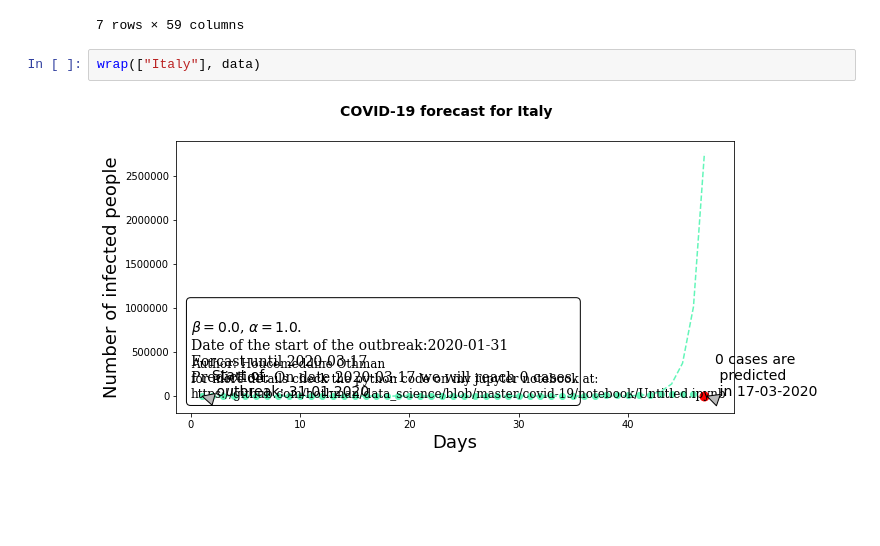
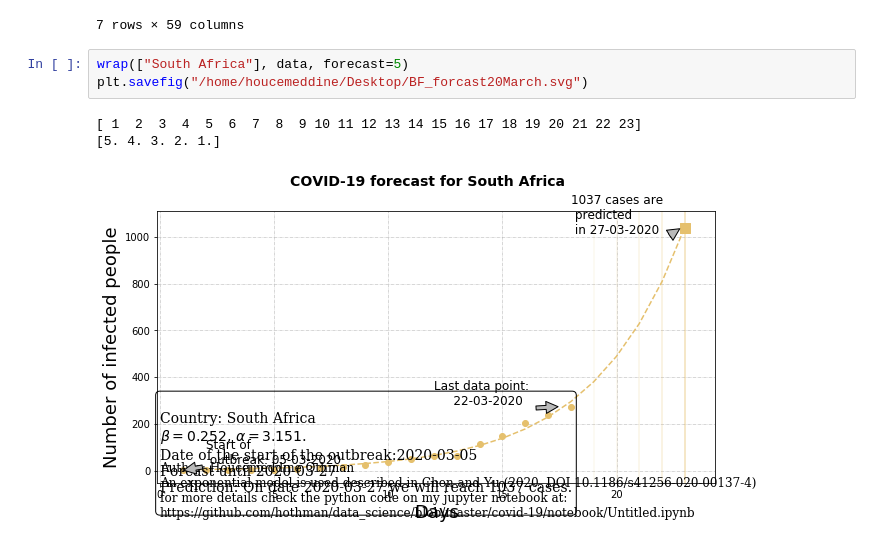
Before and after one commit to hothman/data_science, a Jupyter notebook: covid-19/notebook/Untitled.ipynb, the cells around one changed output. Cells and saved outputs as stored; diff of their text form; blank space fills up the shorter version.

```diff
--- a/covid-19/notebook/Untitled.ipynb
+++ b/covid-19/notebook/Untitled.ipynb
@@ -164,10 +192,13 @@ data[data["3/16/20"]>5000]
 | 156 | NaN | Korea, South | 36.0000 | 128.0000 | 1 | 1 | 2 | 2 | 3 | ... |
 | 157 | France | France | 46.2276 | 2.2137 | 0 | 0 | 2 | 3 | 3 | ... |
 7 rows × 59 columns
-# %%
-wrap(["Italy"], data)
-# %% [output]
-[figure, removed]
+# %%
+wrap(["South Africa"], data, forecast=5)
+plt.savefig("/home/houcemeddine/Desktop/BF_forcast20March.svg")
+# %% [output]
+[ 1  2  3  4  5  6  7  8  9 10 11 12 13 14 15 16 17 18 19 20 21 22 23]
+[5. 4. 3. 2. 1.]
+[figure, added]
 # %%
 import seaborn as sns
 def clean_plot(data, countries):
```
Also changed, not shown: parts of 9 cells of this notebook, 12 other files.
